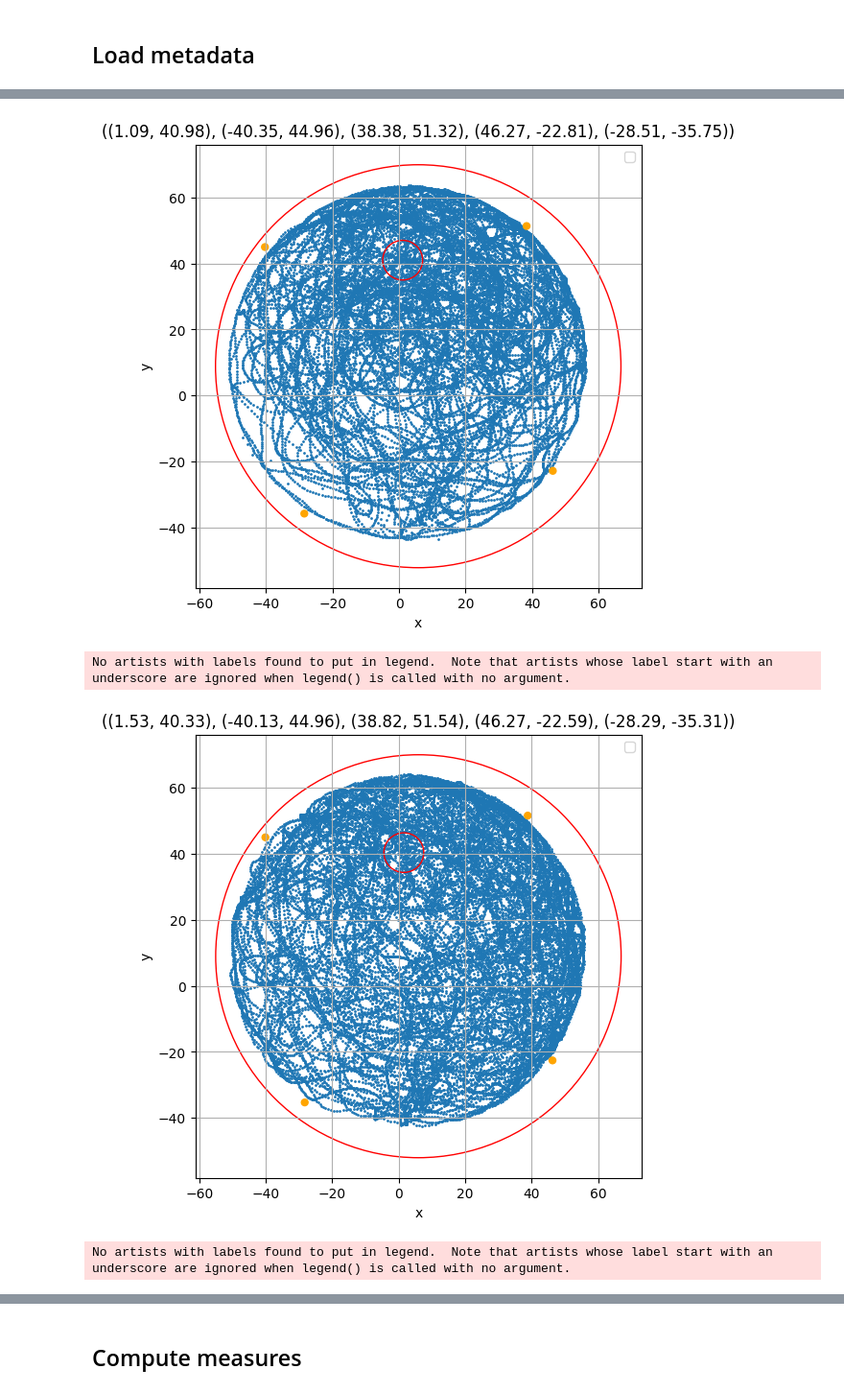
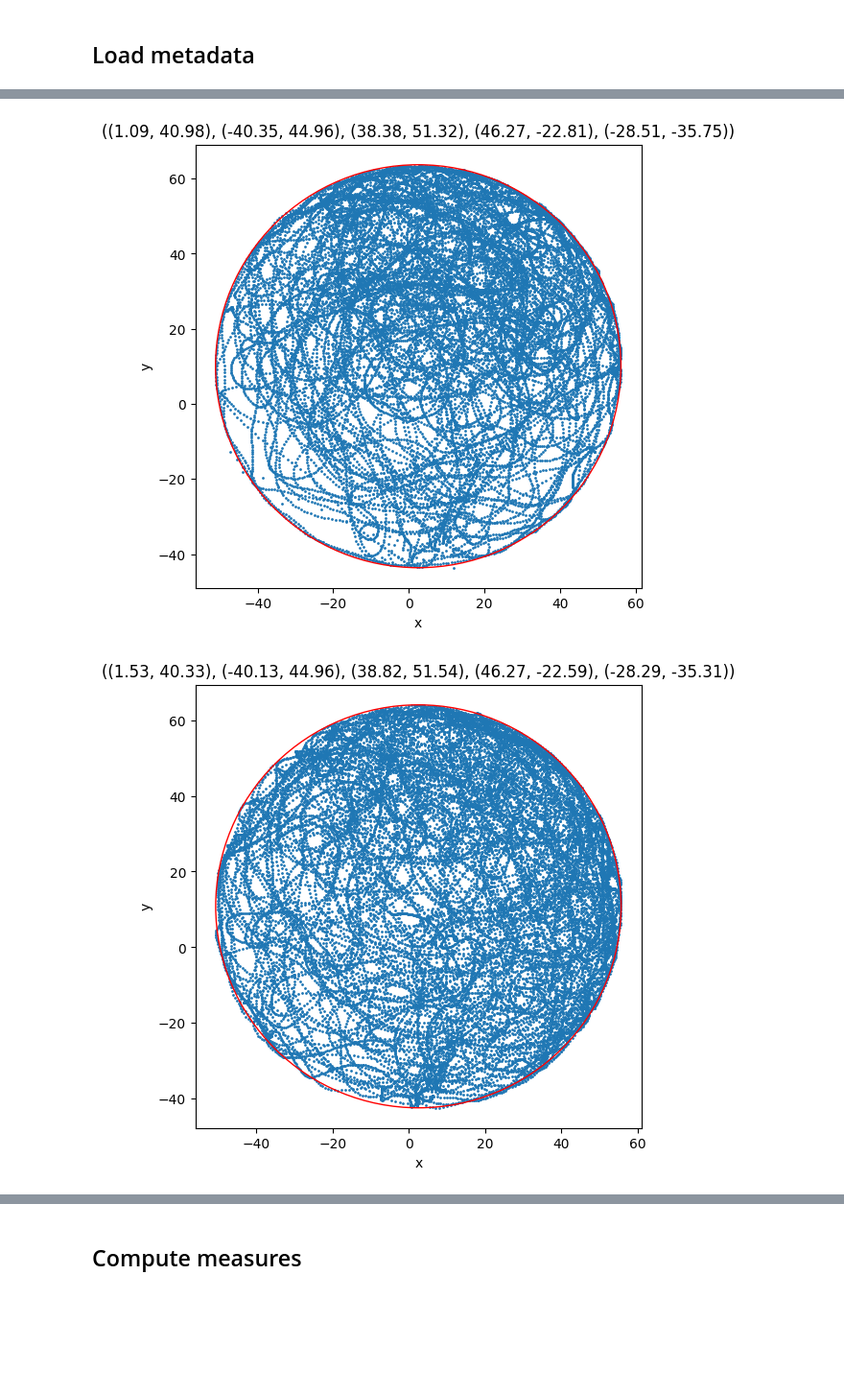
Before and after one commit to tristanstoeber/alexander2024behavioral, a Jupyter notebook: 00_probe_trials.ipynb, the cells around one changed output, grey strips where cells are left out. Shown at 96% size. Drawn from its saved outputs; the diff is of its cells as text; code cells hidden in the pictures; blank space fills up the shorter version.

```diff
--- a/00_probe_trials.ipynb
+++ b/00_probe_trials.ipynb
@@ -64,0 +61,19 @@ df_info = pd.merge(df_info, df_genotypes[['sex', 'Geno']], left_on='animal_id',
+# %%
+# points to plot
+ls_pts_plot = ['platform_pos', 'Q1', 'Q2', 'Q3', 'Q4',]
+
+gp_phase = df_info.groupby(['phase', 'platform_pos'])
+for i, gp_i in gp_phase:
+    row_i = gp_i.iloc[0]
+
+    # Create a scatter plot
+    plt.figure(figsize=(8, 6))
+
+    for key in ls_pts_plot:
+        plt.scatter(row_i[key][0], row_i[key][1], label=key)
+    plt.xlabel('x')
+    plt.ylabel('y')
+    plt.title(i)
+    plt.legend()
+    plt.grid(True)
+    plt.show()
@@ -150,21 +102,13 @@ for i, gp_i in gp_pts:
         ls_xy.append(xy)
     xy_all = np.vstack(ls_xy)
 
-    # estimate center based on intersection of quadrant points
-    center_x, center_y = tools.detect_center_based_on_quadrant_coordinates(
-        row_j['Q1'],
-        row_j['Q2'],
-        row_j['Q3'],
-        row_j['Q4'],
-    )
-    radius = 61  # based on info from experimentalist
-#    # estimate center and radius based on max/min in x and y.
-#    center_x, center_y, radius = tools.detect_circle_boundaries(xy_all[:, 0], xy_all[:, 1])
+    # estimate center and radius based on max/min in x and y.
+    center_x, center_y, radius = tools.detect_circle_boundaries(xy_all[:, 0], xy_all[:, 1])
 
     # store in dataframe
-    #df_info.loc[gp_i.index, 'center_x'] = center_x
-    #df_info.loc[gp_i.index, 'center_y'] = center_y
-    #df_info.loc[gp_i.index, 'radius'] = radius
+    df_info.loc[gp_i.index, 'center_x'] = center_x
+    df_info.loc[gp_i.index, 'center_y'] = center_y
+    df_info.loc[gp_i.index, 'radius'] = radius
 
     # Create a scatter plot
     fig, ax = plt.subplots(1, 1, figsize=(6, 6))
@@ -174,24 +118,8 @@ for i, gp_i in gp_pts:
     ax.set_title(i)
 
     # plot cirlce
-    circle_wall = plt.Circle((center_x, center_y), radius, color='red', fill=False)
-    ax.add_patch(circle_wall)
-
-    # plot platform
-    circle_pltfrm = plt.Circle(i[0], r_platform, color='red', fill=False)
-    ax.add_patch(circle_pltfrm)
-
-    # plot quadrant points
-    for j in range(1,5):
-        circle_pltfrm = plt.Circle(i[j], 1, color='orange', fill=True)
-        ax.add_patch(circle_pltfrm)
-    plt.xlabel('x')
-    plt.ylabel('y')
-    plt.title(i)
-    plt.legend()
-    plt.grid(True)
-    plt.show()
-
+    circle = plt.Circle((center_x, center_y), radius, color='red', fill=False)
+    ax.add_patch(circle)
 
     plt.show()
 # %% [output]
@@ -199,4 +126,2 @@ No artists with labels found to put in legend.  Note that artists whose label st
-[figure, old version]
+[figure, new version]
-No artists with labels found to put in legend.  Note that artists whose label start with an underscore are ignored when legend() is called with no argument.
-[figure, old version]
+[figure, new version]
-No artists with labels found to put in legend.  Note that artists whose label start with an underscore are ignored when legend() is called with no argument.
```
Also changed, not shown: parts of 13 cells of this notebook, 3 other files.
